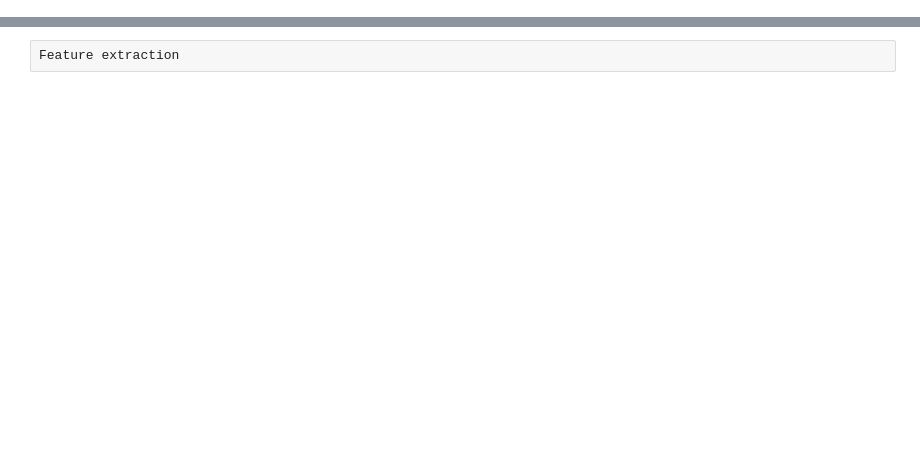
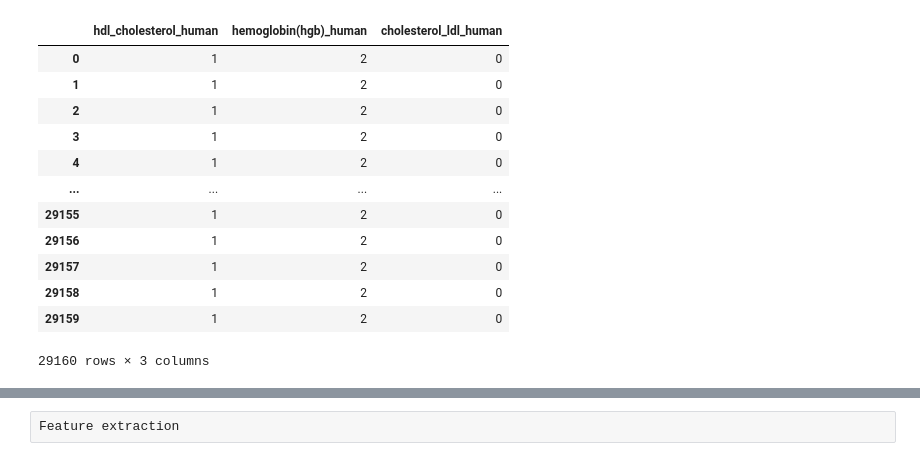
Before and after one commit to temgrom/DS-project, a Jupyter notebook: notebooks/Baseline.ipynb, the cells around one changed output, grey strips where cells are left out. Saved outputs shown, nothing was run; the diff lists cells and outputs as text; code cells hidden in the pictures; blank space fills up the shorter version.

```diff
--- a/notebooks/Baseline.ipynb
+++ b/notebooks/Baseline.ipynb
@@ -31,6 +31,22 @@ for col in target_columns:
     encoder = LabelEncoder()
     y_train[col] = encoder.fit_transform(y_train[col])
     encoders[col] = encoder
+# %%
+y_train
+# %% [output]
+|  | hdl_cholesterol_human | hemoglobin(hgb)_human | cholesterol_ldl_human |
+| 0 | 1 | 2 | 0 |
+| 1 | 1 | 2 | 0 |
+| 2 | 1 | 2 | 0 |
+| 3 | 1 | 2 | 0 |
+| 4 | 1 | 2 | 0 |
+| ... | ... | ... | ... |
+| 29155 | 1 | 2 | 0 |
+| 29156 | 1 | 2 | 0 |
+| 29157 | 1 | 2 | 0 |
+| 29158 | 1 | 2 | 0 |
+| 29159 | 1 | 2 | 0 |
+29160 rows × 3 columns
 # %%
 from sklearn.metrics import mutual_info_score
 
```
Also changed, not shown: parts of 10 cells of this notebook.
